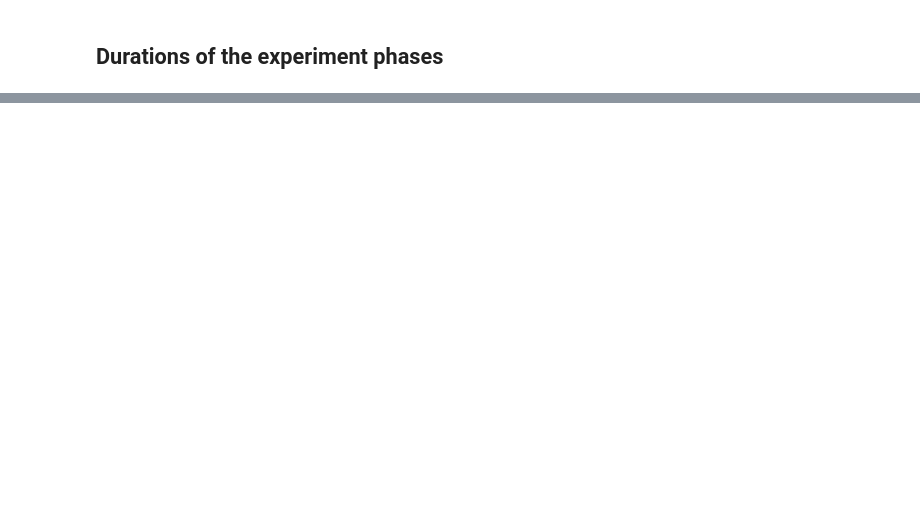
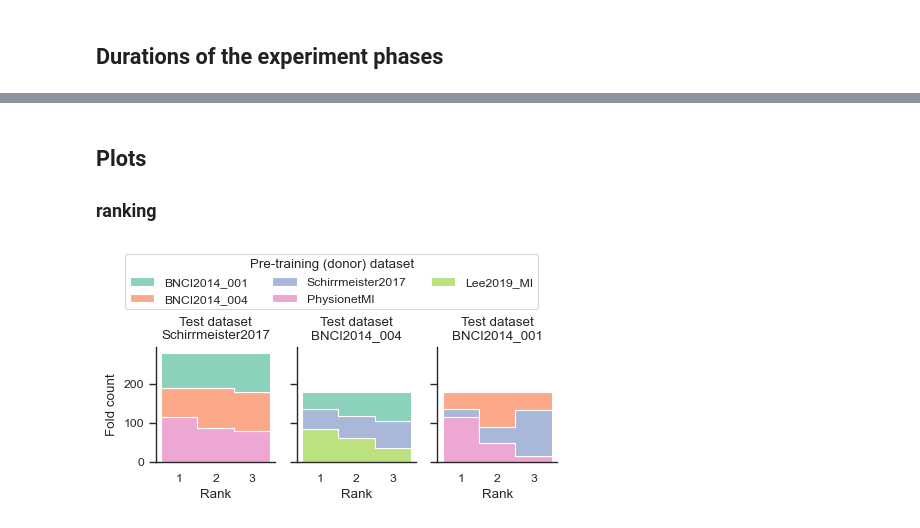
Before and after one commit to PierreGtch/CrossDataset_Xie2023, a Jupyter notebook: visualisation.ipynb, the cells around one changed output, grey strips where cells are left out. Drawn from its saved outputs; the diff is of its cells as text; code cells hidden in the pictures; blank space fills up the shorter version.

Commit message:
Update visualisation

```diff
--- a/visualisation.ipynb
+++ b/visualisation.ipynb
@@ -154,0 +222,8 @@ results.groupby(['pretrain_dataset', 'finetune_dataset', 'finetune_scheme']).tes
+# %%
+# Rank pre-training datasets
+cols_rank_pretrain_dataset = [c for c in unique_cols if c != 'pretrain_dataset']
+d = results.copy()[results.finetune_scheme == 'Scheme 4']
+d = d[d.pretrain_dataset.ne(d.finetune_dataset)]
+d['rank'] = d.groupby(cols_rank_pretrain_dataset, dropna=False).test_acc.rank(ascending=False, na_option='keep')
+d.groupby(['finetune_dataset', 'pretrain_dataset']).agg({'rank': 'mean', 'test_acc': 'mean'}).sort_values(
+    'rank').sort_index(level=0, sort_remaining=False)
@@ -154,0 +310,68 @@ results.groupby(['pretrain_dataset', 'finetune_dataset', 'finetune_scheme']).tes
+# %% [markdown]
+## Plots
+### ranking
+# %%
+sns.set_theme(style="whitegrid", context="paper", font_scale=1)
+# %%
+# rank of pretrain datasets
+df = results.copy()
+df = df[df.pretrain_dataset.ne(df.finetune_dataset)]
+df = df[df.finetune_scheme == 'Scheme 4']
+# not our recommandations:
+df = df[(df.finetune_dataset != 'BNCI2014_004') | (df.pretrain_dataset != 'PhysionetMI')]
+df = df[(df.finetune_dataset != 'BNCI2014_001') | (df.pretrain_dataset != 'Lee2019_MI')]
+df = df[(df.finetune_dataset != 'Schirrmeister2017') | (df.pretrain_dataset != 'Lee2019_MI')]
+
+gp = df.groupby(cols_rank_pretrain_dataset, dropna=False).test_acc
+df['rank_min'] = gp.rank(method='min', ascending=False)
+df['rank_max'] = gp.rank(method='max', ascending=False)
+df['rank_weight'] = 1
+df['rank'] = 0
+rows = []
+for _, r in df.iterrows():
+    rmin = int(r['rank_min'])
+    rmax = int(r['rank_max'])
+    for j in range(rmin, rmax + 1):
+        r1 = r.copy()
+        r1['rank_weight'] = 1 / (rmax - rmin + 1)
+        r1['rank'] = int(j)
+        rows.append(r1)
+df = pd.DataFrame(rows)
+n_ranks = int(df['rank'].max())
+with sns.axes_style('ticks'):
+    g = sns.displot(
+        kind='hist', data=df, x="rank", hue="pretrain_dataset", palette='Set2',
+        multiple="stack",  #stat='probability',
+        element='step',  # 'poly',
+        weights='rank_weight',
+        # discrete=True,
+        binwidth=1,
+        binrange=(0.5, n_ranks + 0.5),
+        col='finetune_dataset',
+        aspect=.8,
+        height=2,
+        edgecolor='w',
+        facet_kws=dict(legend_out=False),
+    )
+sns.move_legend(
+    g,
+    title='Pre-training (donor) dataset',
+    loc="lower center",
+    bbox_to_anchor=(.5, 1),
+    ncols=3,
+    frameon=True,
+)
+ticks = range(1, n_ranks + 1) if n_ranks < 10 else range(1, n_ranks + 1, 2)
+g.set(xticks=ticks)
+# plt.suptitle('Rank distribution of the pre-training datasets')
+g.tick_params(bottom=False, top=False)
+g.set_xlabels('Rank')
+g.set_ylabels(f'Fold count')
+g.set_titles(template="Test dataset\n{col_name}")
+# g.legend.draw_frame(True)
+g.savefig('export/rank_pretrain_datasets_scheme4.pdf', bbox_inches='tight')
+plt.show()
+print(df.groupby(['finetune_dataset', 'rank']).rank_weight.sum())
+df.groupby(['finetune_dataset', 'pretrain_dataset', 'rank']).rank_weight.sum()
+# %% [output]
+[figure, added]
```
Also changed, not shown: parts of 30 cells of this notebook.
